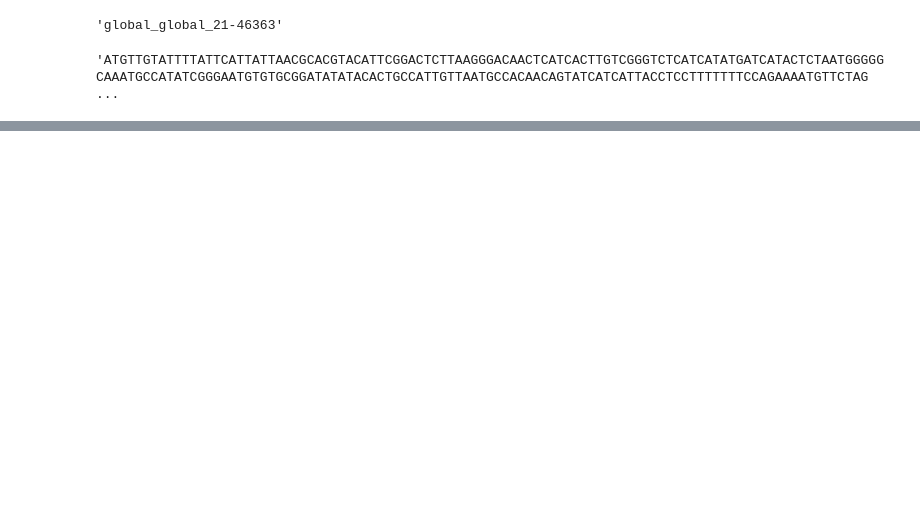
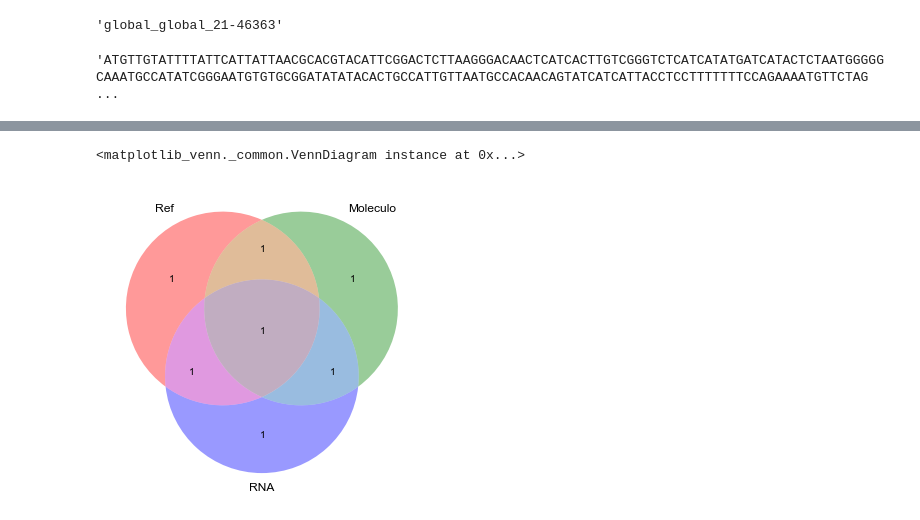
Before and after one commit to luizirber/galGal, a Jupyter notebook: notebooks/Blat.ipynb, the cells around one changed output, grey strips where cells are left out. Cells and saved outputs as stored; diff of their text form; code cells hidden in the pictures; blank space fills up the shorter version.

```diff
--- a/notebooks/Blat.ipynb
+++ b/notebooks/Blat.ipynb
@@ -119,0 +202,5 @@ chick_rna_df['sequence']['global_global_21-46363']
+# %%
+venn3((1,1,1,1,1,1,1), set_labels=('Ref', 'Moleculo', 'RNA'))
+# %% [output]
+<matplotlib_venn._common.VennDiagram instance at 0x...>
+[figure, added]
```
Also changed, not shown: parts of 27 cells of this notebook, 1 other file.
